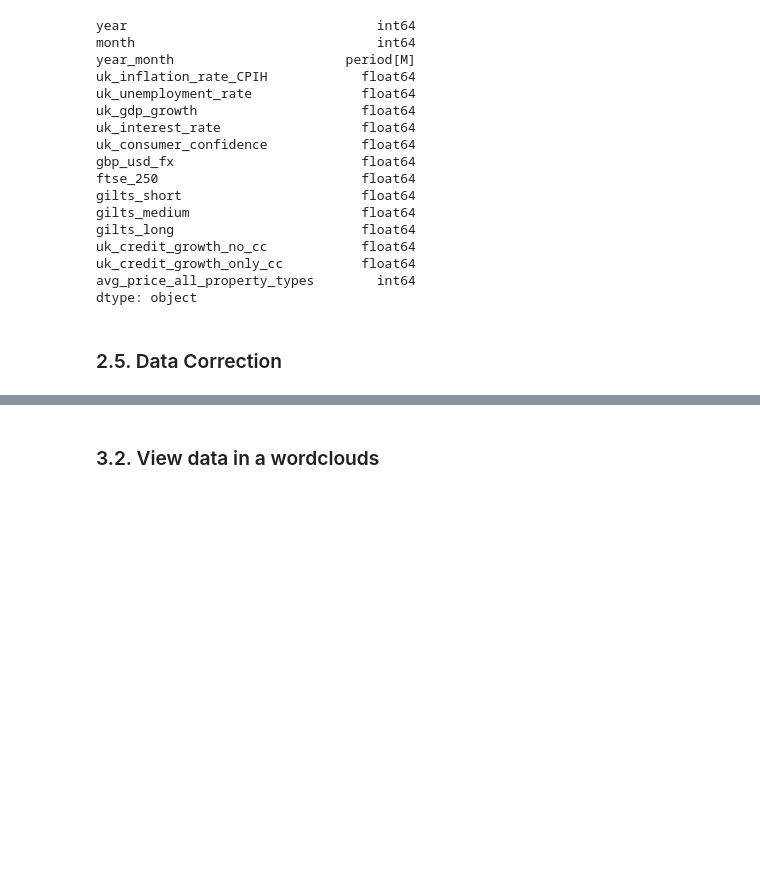
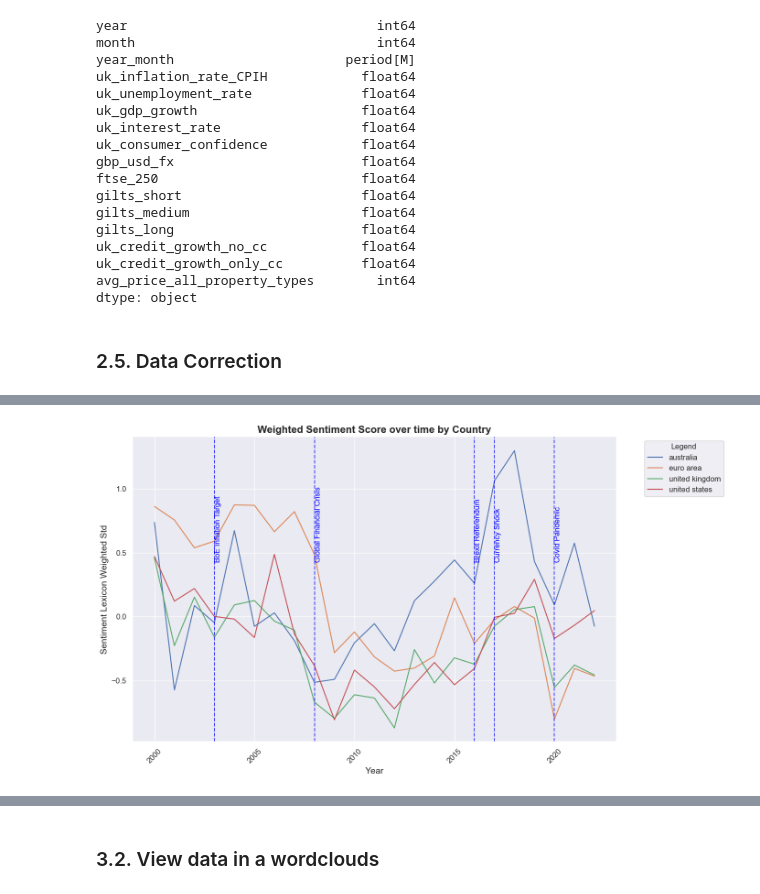
Before and after one commit to L-bot355/AnalytIQ, a Jupyter notebook: 250516_Karin_BoE_EDA.ipynb, the cells around one changed output, grey strips where cells are left out. Cells and saved outputs as stored; diff of their text form; code cells hidden in the pictures; blank space fills up the shorter version.

```diff
--- a/250516_Karin_BoE_EDA.ipynb
+++ b/250516_Karin_BoE_EDA.ipynb
@@ -775,0 +1243,10 @@ boe_speeches.head()
+# %%
+# List of countries to display
+countries_to_display = ['united kingdom', 'united states', 'euro area', 'australia']
+
+# Only UK to display
+country_to_display = ['united kingdom']
+
+# Dates to incude
+events = [(2003, 'BoE Inflation Target'), (2008, 'Global Financial Crisis'), (2016, 'Brexit Referendum'), \
+         (2017, 'Currency Shock'), (2020, 'Covid Pandemic')]
@@ -775,0 +1265,7 @@ boe_speeches.head()
+# %%
+generate_multi_lineplot(speeches_yearly_filtered[speeches_yearly_filtered['country'].isin(countries_to_display)], \
+                        x_axis='year', y_axis='sentiment_lexicon_weighted_std', hue='country', \
+                        title= 'Weighted Sentiment Score over time by Country', date=None, ylim=None, \
+                            save_path=None, errorbar=None, events=None, event_years=events)
+# %% [output]
+[figure, added]
```
Also changed, not shown: parts of 227 cells of this notebook.
